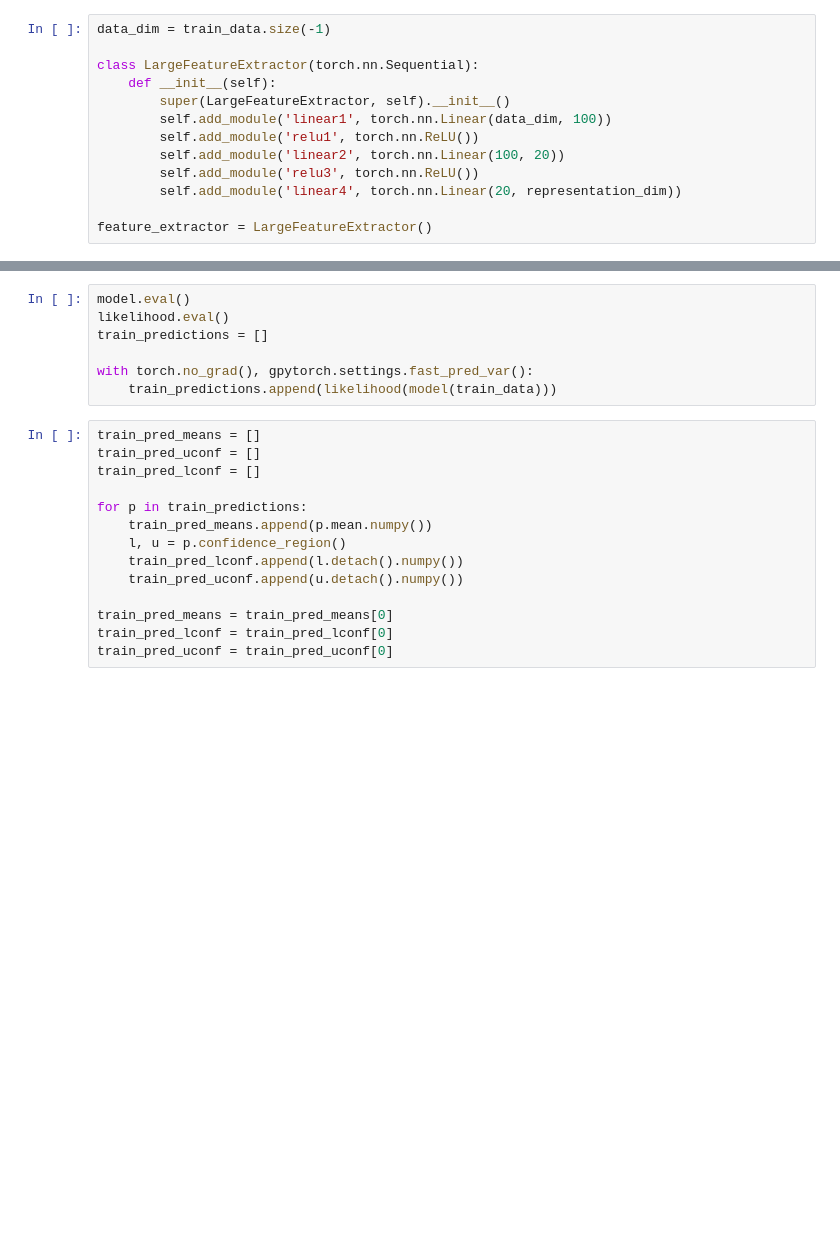
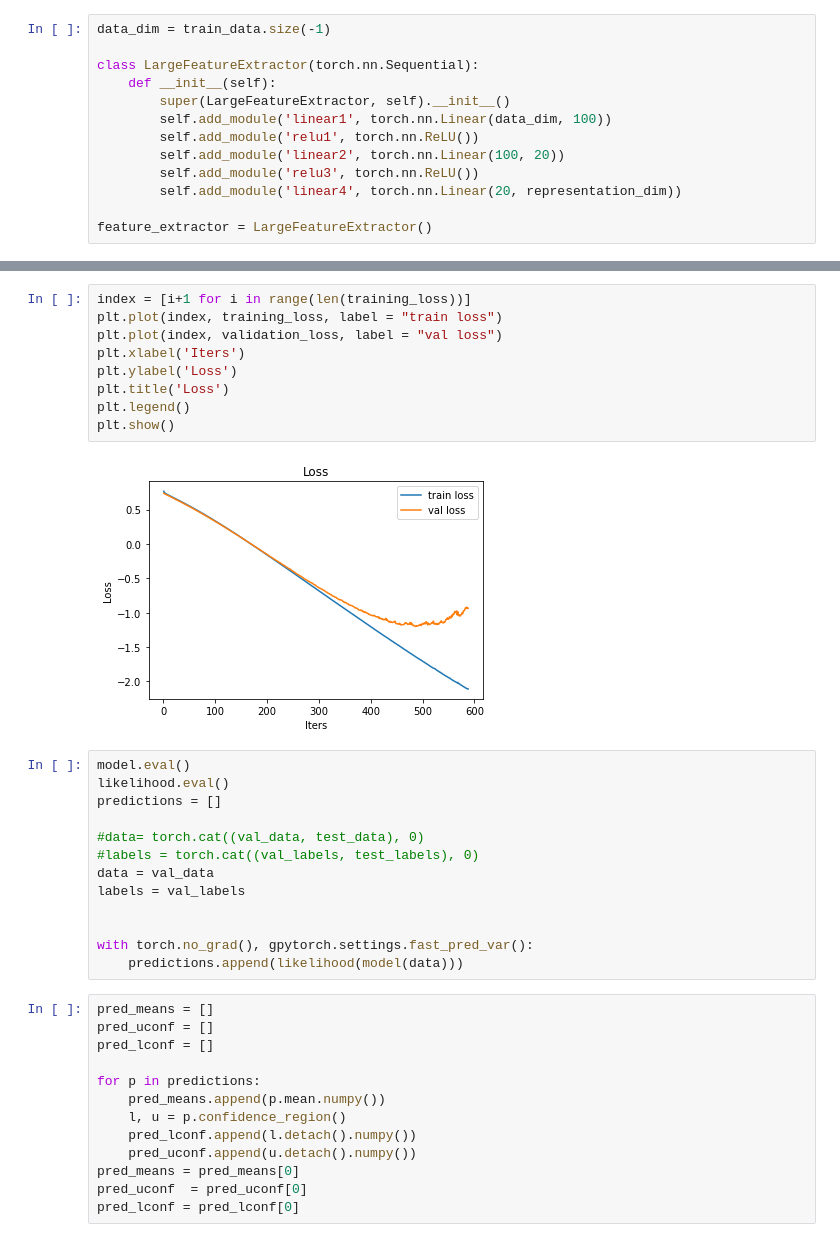
Before and after one commit to apof/Master-Thesis-----Deep-Kernel-Learning-and-Neural-Processes--combining-GPs-with-DL, a Jupyter notebook: Deep Kernel Learning.ipynb, the cells around one changed output, grey strips where cells are left out. Cells and saved outputs as stored; diff of their text form; blank space fills up the shorter version.

```diff
--- a/Deep Kernel Learning.ipynb
+++ b/Deep Kernel Learning.ipynb
@@ -168,21 +186,37 @@ def train():
+# %%
+index = [i+1 for i in range(len(training_loss))]
+plt.plot(index, training_loss, label = "train loss")
+plt.plot(index, validation_loss, label = "val loss")
+plt.xlabel('Iters')
+plt.ylabel('Loss')
+plt.title('Loss')
+plt.legend()
+plt.show()
+# %% [output]
+[figure, added]
 # %%
 model.eval()
 likelihood.eval()
-train_predictions = []
+predictions = []
+
+#data= torch.cat((val_data, test_data), 0)
+#labels = torch.cat((val_labels, test_labels), 0)
+data = val_data
+labels = val_labels
+
 
 with torch.no_grad(), gpytorch.settings.fast_pred_var():
-    train_predictions.append(likelihood(model(train_data)))
+    predictions.append(likelihood(model(data)))
 # %%
-train_pred_means = []
-train_pred_uconf = []
-train_pred_lconf = []
+pred_means = []
+pred_uconf = []
+pred_lconf = []
 
-for p in train_predictions:
-    train_pred_means.append(p.mean.numpy())
+for p in predictions:
+    pred_means.append(p.mean.numpy())
     l, u = p.confidence_region()
-    train_pred_lconf.append(l.detach().numpy())
-    train_pred_uconf.append(u.detach().numpy())
-
-train_pred_means = train_pred_means[0]
-train_pred_lconf = train_pred_lconf[0]
-train_pred_uconf = train_pred_uconf[0]
+    pred_lconf.append(l.detach().numpy())
+    pred_uconf.append(u.detach().numpy())
+pred_means = pred_means[0]
+pred_uconf  = pred_uconf[0]
+pred_lconf = pred_lconf[0]
```
Also changed, not shown: parts of 13 cells of this notebook.
